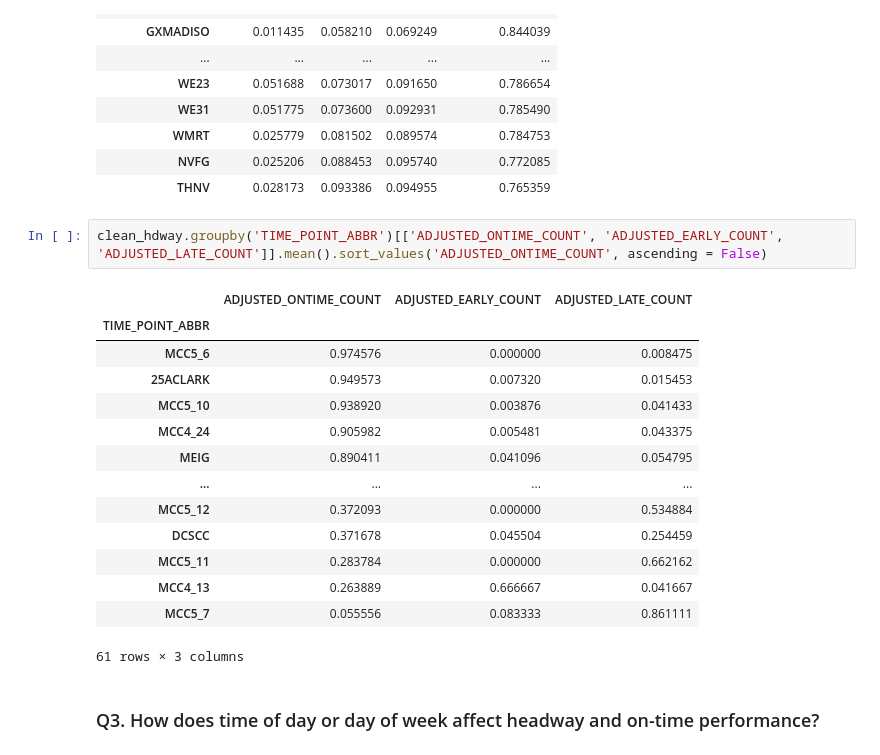
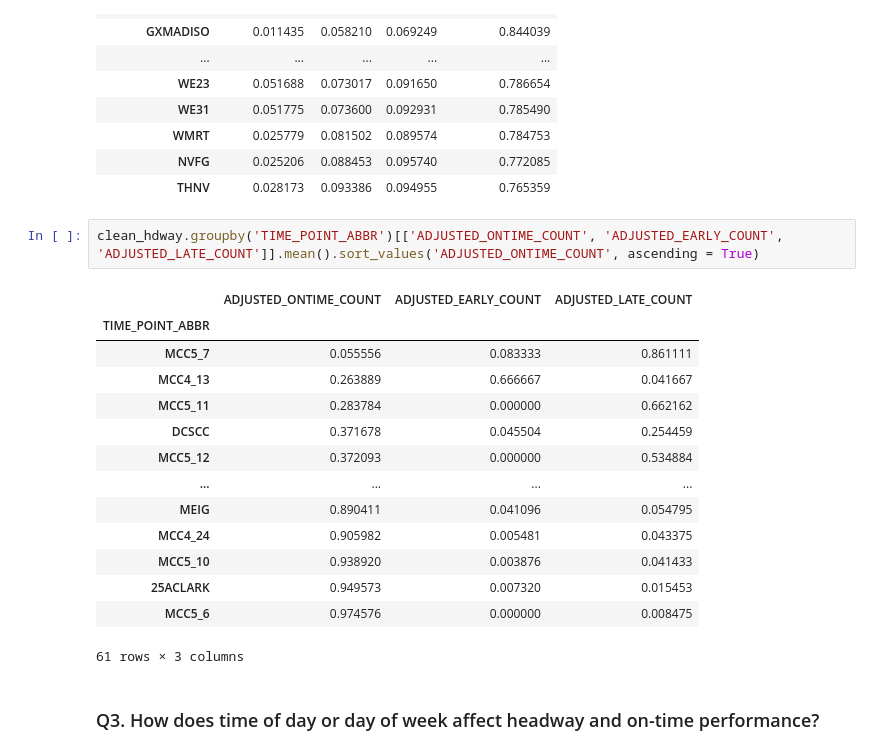
Before and after one commit to NSS-Data-Analytics-Cohort-11/wego-the-great-khans, a Jupyter notebook: notebooks/WeGo exploration.ipynb, the cells around one changed output. Drawn from its saved outputs; the diff is of its cells as text.

```diff
--- a/notebooks/WeGo exploration.ipynb
+++ b/notebooks/WeGo exploration.ipynb
@@ -526,21 +526,21 @@ clean_hdway.groupby('TIME_POINT_ABBR')[['hdwy_dev_pct', 'bunching', 'gapping', '
 | NVFG | 0.025206 | 0.088453 | 0.095740 | 0.772085 |
 | THNV | 0.028173 | 0.093386 | 0.094955 | 0.765359 |
 # %%
-clean_hdway.groupby('TIME_POINT_ABBR')[['ADJUSTED_ONTIME_COUNT', 'ADJUSTED_EARLY_COUNT', 'ADJUSTED_LATE_COUNT']].mean().sort_values('ADJUSTED_ONTIME_COUNT', ascending = False)
+clean_hdway.groupby('TIME_POINT_ABBR')[['ADJUSTED_ONTIME_COUNT', 'ADJUSTED_EARLY_COUNT', 'ADJUSTED_LATE_COUNT']].mean().sort_values('ADJUSTED_ONTIME_COUNT', ascending = True)
 # %% [output]
 |  | ADJUSTED_ONTIME_COUNT | ADJUSTED_EARLY_COUNT | ADJUSTED_LATE_COUNT |
 | TIME_POINT_ABBR |  |  |  |
+| MCC5_7 | 0.055556 | 0.083333 | 0.861111 |
+| MCC4_13 | 0.263889 | 0.666667 | 0.041667 |
+| MCC5_11 | 0.283784 | 0.000000 | 0.662162 |
+| DCSCC | 0.371678 | 0.045504 | 0.254459 |
+| MCC5_12 | 0.372093 | 0.000000 | 0.534884 |
+| ... | ... | ... | ... |
+| MEIG | 0.890411 | 0.041096 | 0.054795 |
+| MCC4_24 | 0.905982 | 0.005481 | 0.043375 |
+| MCC5_10 | 0.938920 | 0.003876 | 0.041433 |
+| 25ACLARK | 0.949573 | 0.007320 | 0.015453 |
 | MCC5_6 | 0.974576 | 0.000000 | 0.008475 |
-| 25ACLARK | 0.949573 | 0.007320 | 0.015453 |
-| MCC5_10 | 0.938920 | 0.003876 | 0.041433 |
-| MCC4_24 | 0.905982 | 0.005481 | 0.043375 |
-| MEIG | 0.890411 | 0.041096 | 0.054795 |
-| ... | ... | ... | ... |
-| MCC5_12 | 0.372093 | 0.000000 | 0.534884 |
-| DCSCC | 0.371678 | 0.045504 | 0.254459 |
-| MCC5_11 | 0.283784 | 0.000000 | 0.662162 |
-| MCC4_13 | 0.263889 | 0.666667 | 0.041667 |
-| MCC5_7 | 0.055556 | 0.083333 | 0.861111 |
 61 rows × 3 columns
 # %% [markdown]
 ### Q3. How does time of day or day of week affect headway and on-time performance?
```
Also changed, not shown: parts of 65 cells of this notebook, 3 other files.
